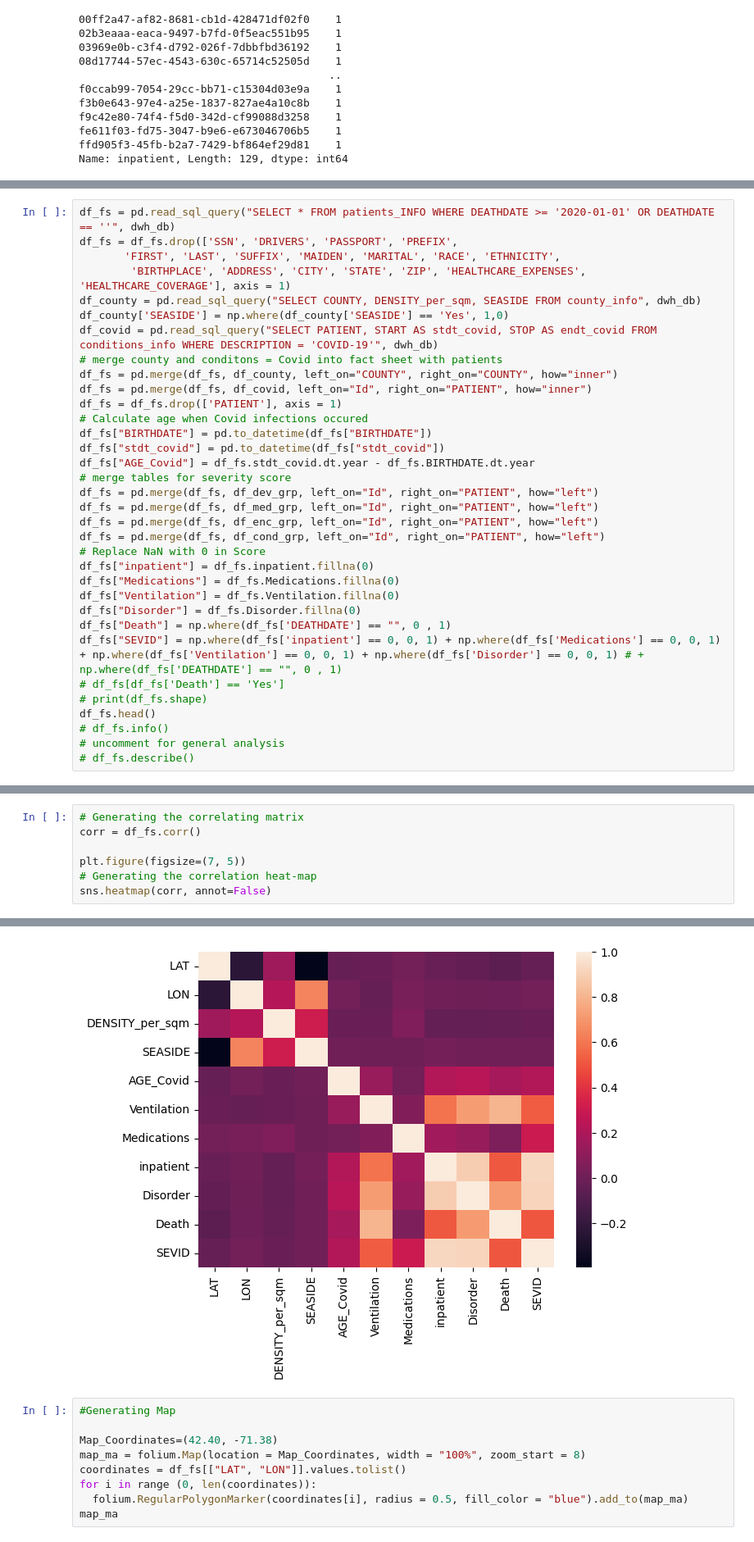
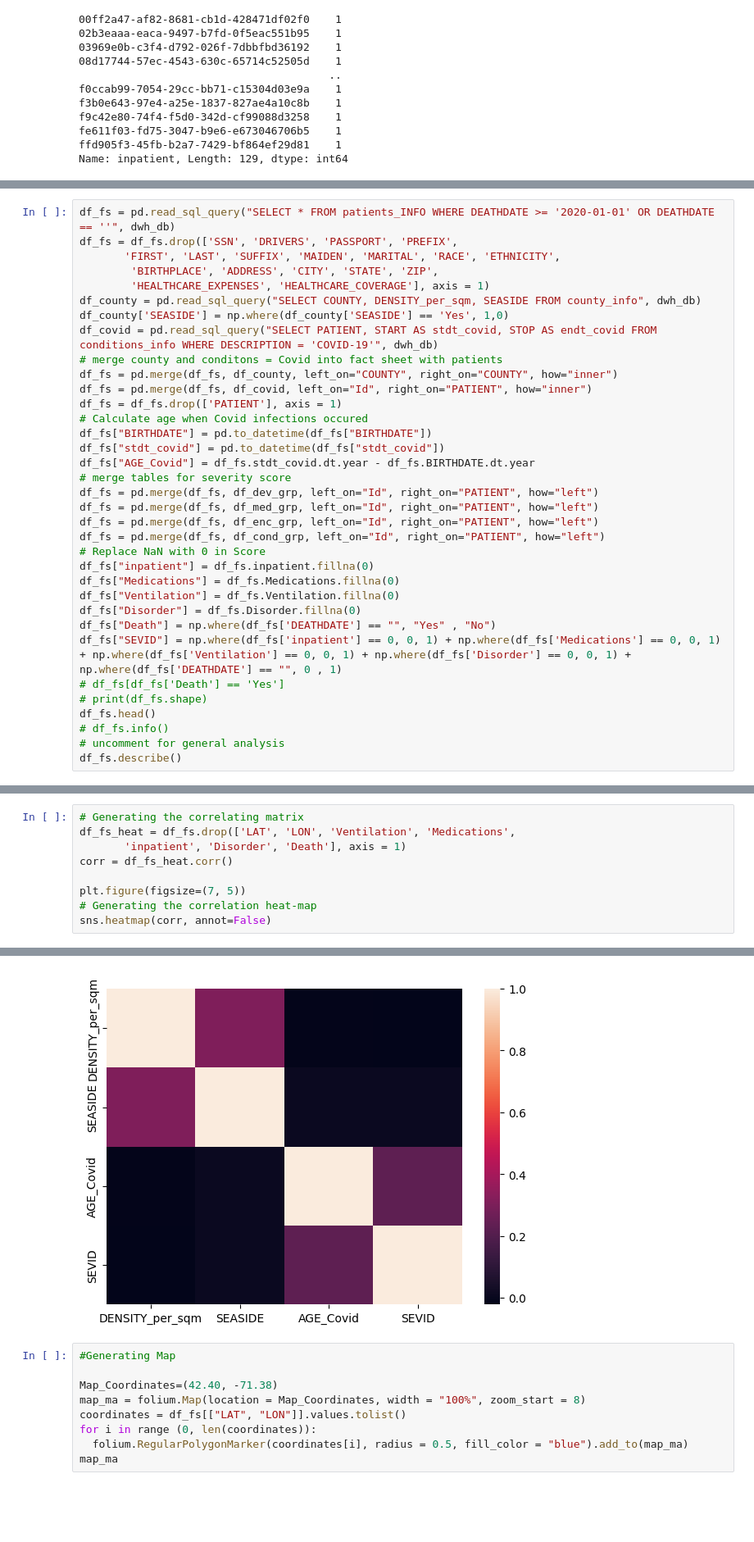
Before and after one commit to Fuenfgeld/DMA2024TeamA, a Jupyter notebook: 4_create_factsheet.ipynb, the cells around one changed output, grey strips where cells are left out. Shown at 82% size. Cells and saved outputs as stored; diff of their text form; blank space fills up the shorter version.

Commit message:
Reduced Heatmap and added chi-square test

```diff
--- a/4_create_factsheet.ipynb
+++ b/4_create_factsheet.ipynb
@@ -189,7 +196,8 @@ Als Grundlage wird Patients_info genommen. Das dataframe wird bereinigt und erwe
 df_fs = pd.read_sql_query("SELECT * FROM patients_INFO WHERE DEATHDATE >= '2020-01-01' OR DEATHDATE == ''", dwh_db)
 df_fs = df_fs.drop(['SSN', 'DRIVERS', 'PASSPORT', 'PREFIX',
        'FIRST', 'LAST', 'SUFFIX', 'MAIDEN', 'MARITAL', 'RACE', 'ETHNICITY',
-        'BIRTHPLACE', 'ADDRESS', 'CITY', 'STATE', 'ZIP', 'HEALTHCARE_EXPENSES', 'HEALTHCARE_COVERAGE'], axis = 1)
+        'BIRTHPLACE', 'ADDRESS', 'CITY', 'STATE', 'ZIP',
+        'HEALTHCARE_EXPENSES', 'HEALTHCARE_COVERAGE'], axis = 1)
 df_county = pd.read_sql_query("SELECT COUNTY, DENSITY_per_sqm, SEASIDE FROM county_info", dwh_db)
 df_county['SEASIDE'] = np.where(df_county['SEASIDE'] == 'Yes', 1,0)
 df_covid = pd.read_sql_query("SELECT PATIENT, START AS stdt_covid, STOP AS endt_covid FROM conditions_info WHERE DESCRIPTION = 'COVID-19'", dwh_db)
@@ -211,12 +219,12 @@ df_fs["inpatient"] = df_fs.inpatient.fillna(0)
 df_fs["Medications"] = df_fs.Medications.fillna(0)
 df_fs["Ventilation"] = df_fs.Ventilation.fillna(0)
 df_fs["Disorder"] = df_fs.Disorder.fillna(0)
-df_fs["Death"] = np.where(df_fs['DEATHDATE'] == "", 0 , 1)
-df_fs["SEVID"] = np.where(df_fs['inpatient'] == 0, 0, 1) + np.where(df_fs['Medications'] == 0, 0, 1) + np.where(df_fs['Ventilation'] == 0, 0, 1) + np.where(df_fs['Disorder'] == 0, 0, 1) # + np.where(df_fs['DEATHDATE'] == "", 0 , 1)
+df_fs["Death"] = np.where(df_fs['DEATHDATE'] == "", "Yes" , "No")
+df_fs["SEVID"] = np.where(df_fs['inpatient'] == 0, 0, 1) + np.where(df_fs['Medications'] == 0, 0, 1) + np.where(df_fs['Ventilation'] == 0, 0, 1) + np.where(df_fs['Disorder'] == 0, 0, 1) + np.where(df_fs['DEATHDATE'] == "", 0 , 1)
 # df_fs[df_fs['Death'] == 'Yes']
 # print(df_fs.shape)
 df_fs.head()
 # df_fs.info()
 # uncomment for general analysis
-# df_fs.describe()
+df_fs.describe()
 # %% [output]
@@ -231,13 +266,15 @@ Diagramms
 # %%
 # Generating the correlating matrix
-corr = df_fs.corr()
+df_fs_heat = df_fs.drop(['LAT', 'LON', 'Ventilation', 'Medications',
+       'inpatient', 'Disorder', 'Death'], axis = 1)
+corr = df_fs_heat.corr()
 
 plt.figure(figsize=(7, 5))
 # Generating the correlation heat-map
 sns.heatmap(corr, annot=False)
 # %% [output]
 <Axes: >
-[figure, old version]
+[figure, new version]
 # %%
 #Generating Map
 
```
Also changed, not shown: parts of 9 cells of this notebook.
